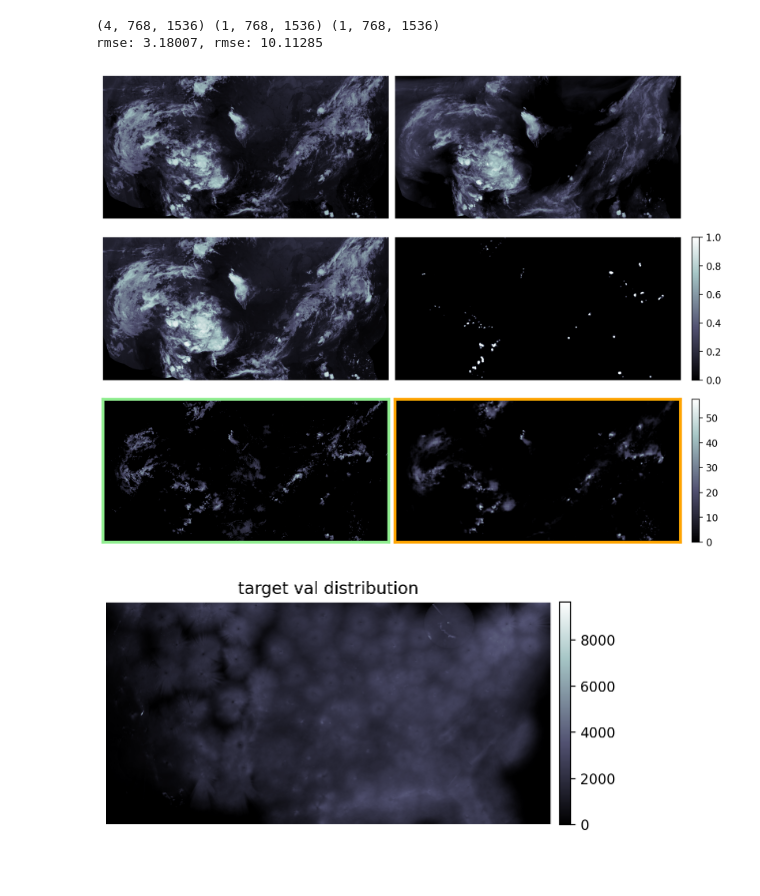
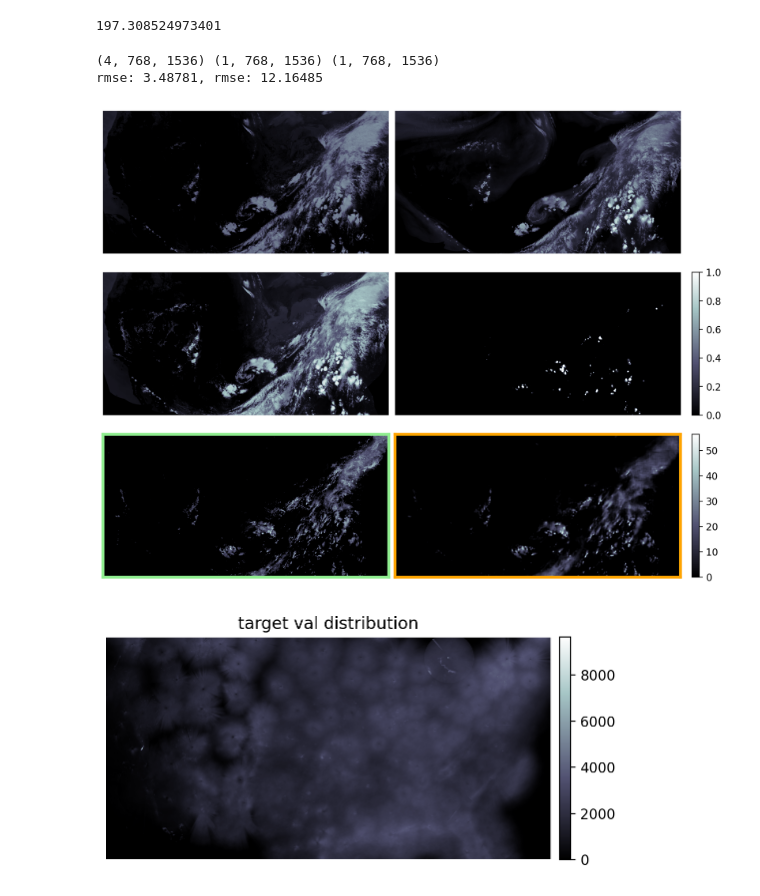
Before and after one commit to stockeh/srvit, a Jupyter notebook: notebooks/viz.ipynb, the cells around one changed output. Drawn from its saved outputs; the diff is of its cells as text; code cells hidden in the pictures.

Commit message:
updated unet results

```diff
--- a/notebooks/viz.ipynb
+++ b/notebooks/viz.ipynb
@@ -16,7 +16,7 @@ import dataloader
 %matplotlib inline
 %config InlineBackend.figure_format = 'retina'
 
-model_name = 'complete01-vit'
+model_name = 'unet01-unet'
 data_dir = '/home/jstock/data/conus3/A/'
 ymax = 60
 # %%
@@ -82,41 +82,52 @@ def load_xty(xt, y, idx):
     y = np.flip(np.load(y[idx]), axis=1) * ymax
 
     return x, t, y
+# %%
+shape = ts.shape[1:]
+n = 0
+diffs = 0
+for i in zip(ts, ys):
+    x, t, y = load_xty(xt_samples, y_samples, i)
+    diffs += np.sum((t - y)**2)
+    n += 1
+np.sqrt(diffs / (n * np.prod(shape)))
+# %% [output]
+197.308524973401
 # %%
-index = 12000
+index = 15000
 x, t, y = load_xty(xt_samples, y_samples, index)
 print(x.shape, t.shape, y.shape)
 
 fig, axs = plt.subplots(3, 2, figsize=(9,7), constrained_layout=True)
 axs = axs.ravel()
 for i in range(x.shape[0]):
     imx = axs[i].imshow(x[i], cmap='bone', vmin=x.min(), vmax=x.max())
     axs[i].axis('off')
 fig.colorbar(imx, ax=axs[3], fraction=0.025, pad=0.04)
 
 axs[-2].imshow(t[0], cmap='bone', vmin=t.min(), vmax=t.max())
 imt = axs[-1].imshow(y[0], cmap='bone', vmin=t.min(), vmax=t.max())
 fig.colorbar(imt, ax=axs[-1], fraction=0.025, pad=0.04)
 
 for spine in axs[-2].spines.values():
     spine.set_edgecolor('lightgreen')
     spine.set_linewidth(3)
 
 for spine in axs[-1].spines.values():
     spine.set_edgecolor('orange')
     spine.set_linewidth(3)
 
 for ax in axs:
     ax.get_xaxis().set_ticks([])
     ax.get_yaxis().set_ticks([])
 
 fig.savefig(f'../media/{log}_test_{index}.png', dpi=300, bbox_inches='tight')
 
 print(f'rmse: {rmse(y, t):.5f}, rmse: {mse(y, t):.5f}')
 # %% [output]
 (4, 768, 1536) (1, 768, 1536) (1, 768, 1536)
-rmse: 3.18007, rmse: 10.11285
+rmse: 3.48781, rmse: 12.16485
-[figure, old version]
+[figure, new version]
 # %%
 dataset = 'val'
 distribution_sample_map = np.flip(np.load(os.path.join(data_dir, 'out', f'distribution_sample_map_{dataset}.npy')), axis=0)
```
Also changed, not shown: parts of 2 cells of this notebook, 10 other files.
